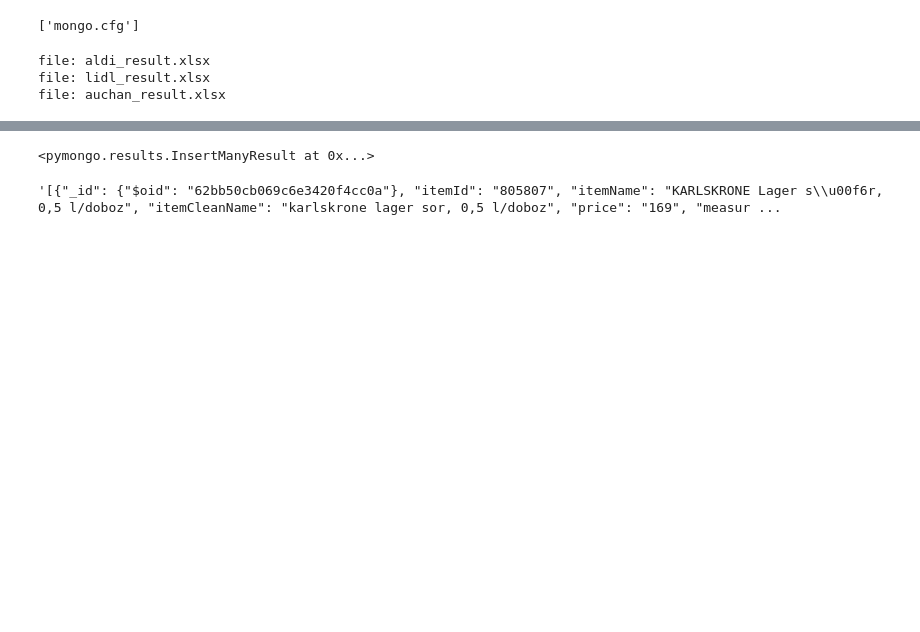
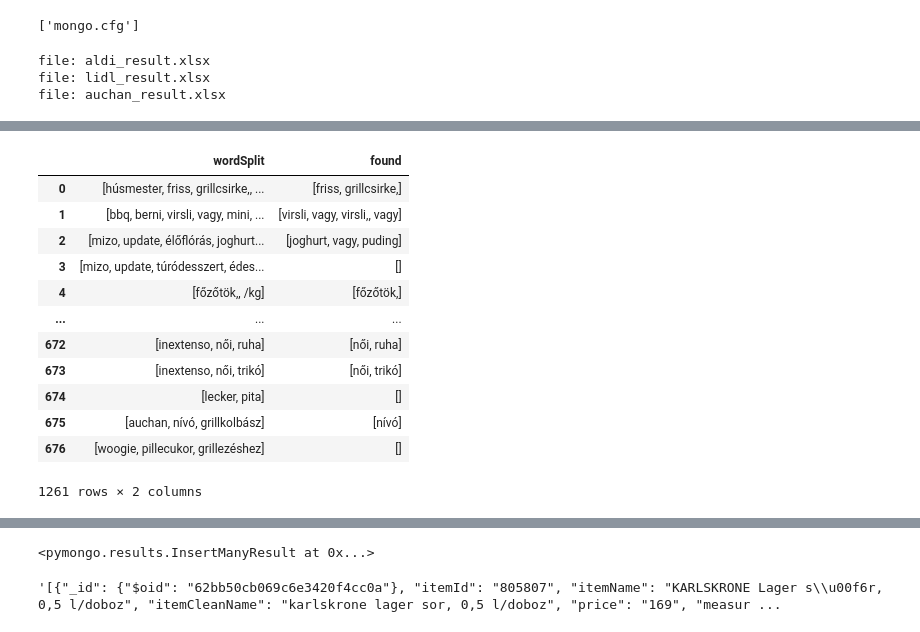
Before and after one commit to kulig1985/hot-deals-py-be, a Jupyter notebook: mongo_insert.ipynb, the cells around one changed output, grey strips where cells are left out. Drawn from its saved outputs; the diff is of its cells as text; code cells hidden in the pictures; blank space fills up the shorter version.

```diff
--- a/mongo_insert.ipynb
+++ b/mongo_insert.ipynb
@@ -56,0 +88,27 @@ df_all_result
+# %%
+df_all_result = df_all_result.drop_duplicates(subset=['itemName'], keep='first')
+# %%
+df_all_result['wordSplit'] = df_all_result['itemName'].str.lower().str.split()
+df_words = df_all_result[['wordSplit']].copy()
+# %%
+def intersection(lst1):
+    lst3 = [value for value in lst1 if value.replace(',','') in hun_words_list]
+    return lst3
+# %%
+df_words['found'] = df_words['wordSplit'].apply(intersection,1)
+# %%
+df_words
+# %% [output]
+|  | wordSplit | found |
+| 0 | [húsmester, friss, grillcsirke,, ... | [friss, grillcsirke,] |
+| 1 | [bbq, berni, virsli, vagy, mini, ... | [virsli, vagy, virsli,, vagy] |
+| 2 | [mizo, update, élőflórás, joghurt... | [joghurt, vagy, puding] |
+| 3 | [mizo, update, túródesszert, édes... | [] |
+| 4 | [főzőtök,, /kg] | [főzőtök,] |
+| ... | ... | ... |
+| 672 | [inextenso, női, ruha] | [női, ruha] |
+| 673 | [inextenso, női, trikó] | [női, trikó] |
+| 674 | [lecker, pita] | [] |
+| 675 | [auchan, nívó, grillkolbász] | [nívó] |
+| 676 | [woogie, pillecukor, grillezéshez] | [] |
+1261 rows × 2 columns
```
Also changed, not shown: parts of 23 cells of this notebook, 10 other files.
